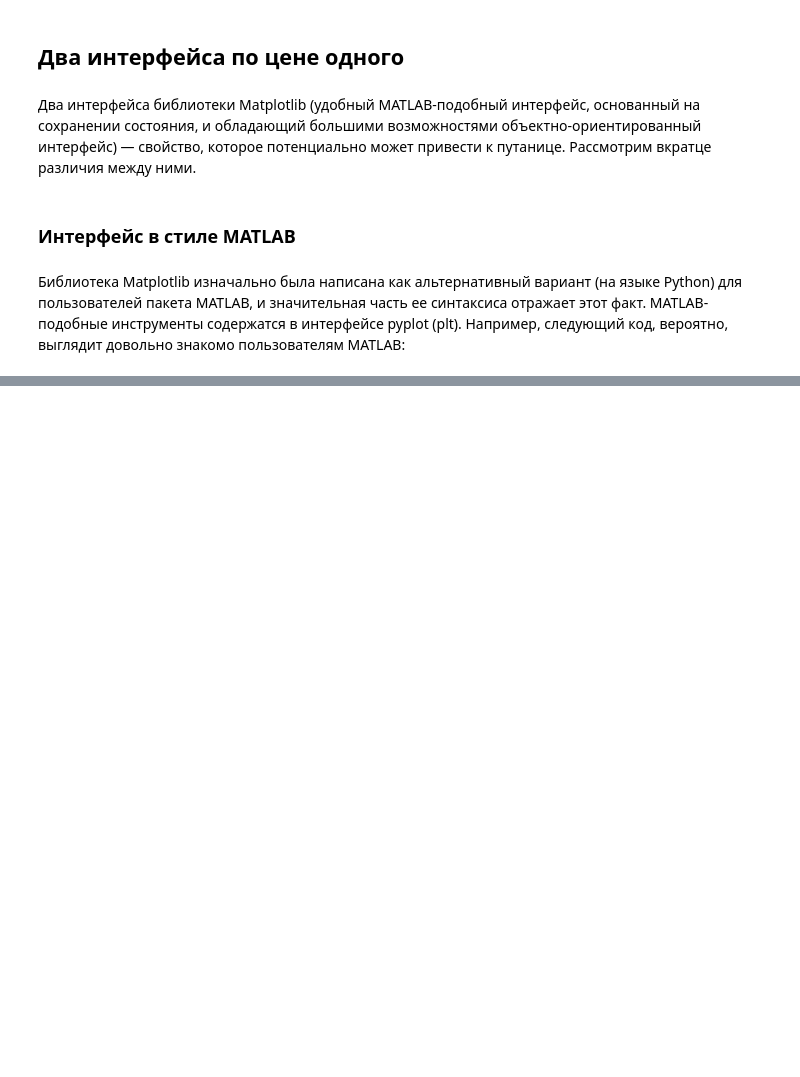
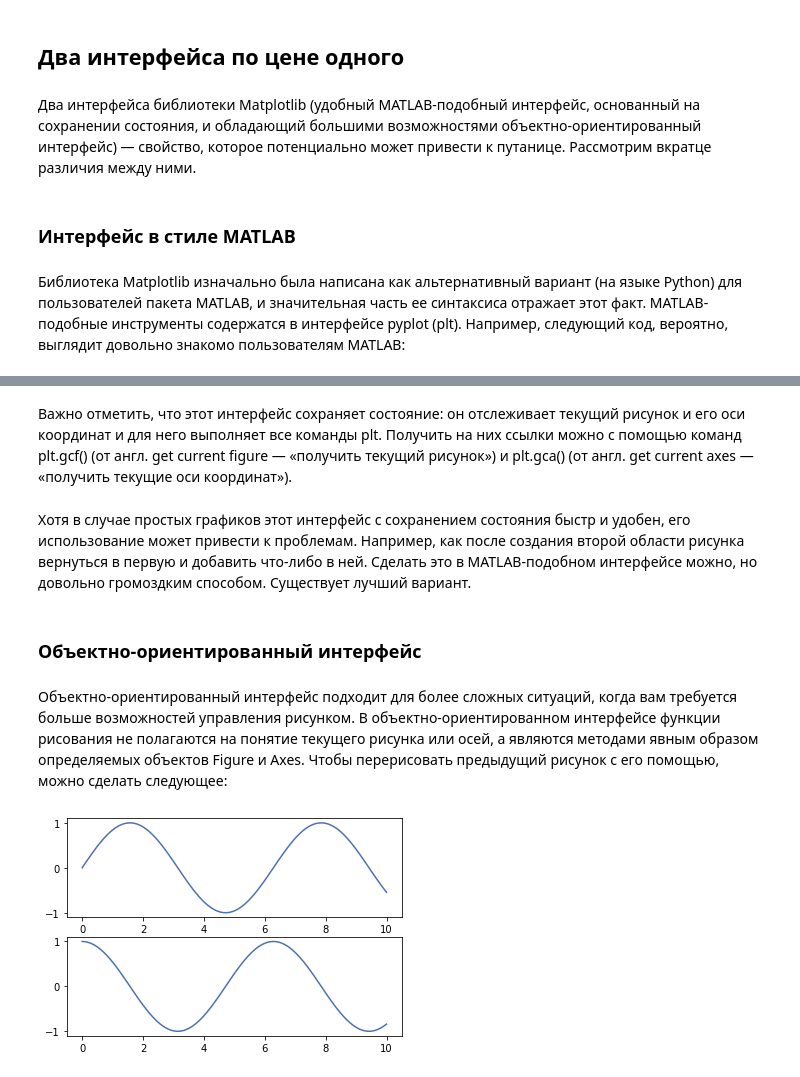
Before and after one commit to rusantsovsv/matplotlib_tr, a Jupyter notebook: 01.Matplotlib_intro.ipynb, the cells around one changed output, grey strips where cells are left out. Drawn from its saved outputs; the diff is of its cells as text; code cells hidden in the pictures; blank space fills up the shorter version.

```diff
--- a/01.Matplotlib_intro.ipynb
+++ b/01.Matplotlib_intro.ipynb
@@ -119,0 +120,18 @@ plt.plot(x, np.cos(x));
+# %% [markdown]
+Важно отметить, что этот интерфейс сохраняет состояние: он отслеживает текущий рисунок и его оси координат и для него выполняет все команды plt. Получить на них ссылки можно с помощью команд plt.gcf() (от англ. get current figure — «получить текущий рисунок») и plt.gca() (от англ. get current axes — «получить текущие оси координат»).
+# %% [markdown]
+Хотя в случае простых графиков этот интерфейс с сохранением состояния быстр и удобен, его использование может привести к проблемам. Например, как после создания второй области рисунка вернуться в первую и добавить что-либо в ней. Сделать это в MATLAB-подобном интерфейсе можно, но довольно громоздким способом. Существует лучший вариант.
+# %% [markdown]
+### Объектно-ориентированный интерфейс
+# %% [markdown]
+Объектно-ориентированный интерфейс подходит для более сложных ситуаций, когда вам требуется больше возможностей управления рисунком. В объектно-ориентированном интерфейсе функции рисования не полагаются на понятие текущего рисунка или осей, а являются методами явным образом определяемых объектов Figure и Axes. Чтобы перерисовать предыдущий рисунок с его помощью, можно сделать следующее:
+# %%
+# сначала создаем сетку графиков
+# ax будет массивом из двух объектов Axes
+fig, ax = plt.subplots(2)
+
+# вызываем метод plot() соответствующего объекта
+ax[0].plot(x, np.sin(x))
+ax[1].plot(x, np.cos(x));
+# %% [output]
+[figure, added]
```
Also changed, not shown: parts of 5 cells of this notebook, 6 other files.
